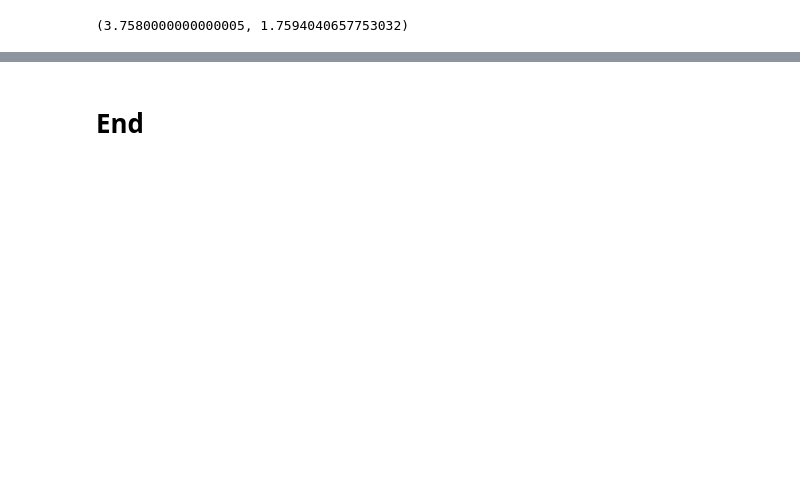
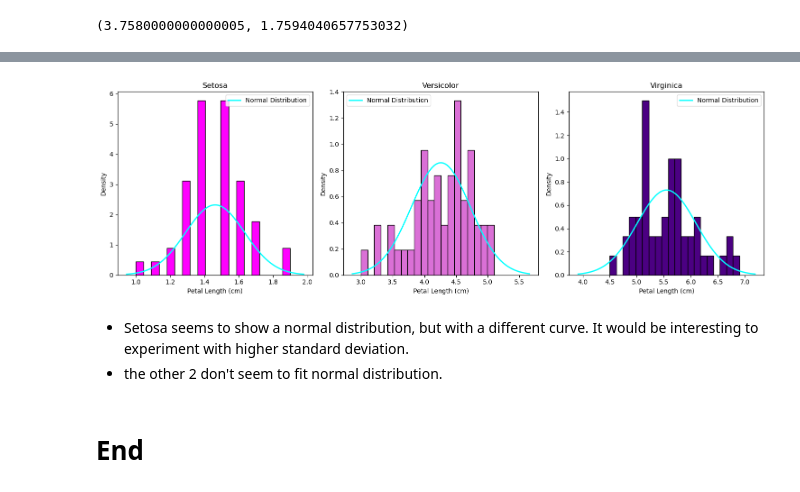
Before and after one commit to irenecelebrin/applied-statistics, a Jupyter notebook: problems.ipynb, the cells around one changed output, grey strips where cells are left out. Drawn from its saved outputs; the diff is of its cells as text; code cells hidden in the pictures; blank space fills up the shorter version.

```diff
--- a/problems.ipynb
+++ b/problems.ipynb
@@ -126,2 +196,53 @@ ShapiroResult(statistic=0.8762680554631075, pvalue=7.412263135173186e-10)
+# %%
+# calculate normal distribution for each variety
+# Setosa
+setosa_x = np.linspace(max(0, setosa_mean - 3*setosa_std),
+                       setosa_mean + 3*setosa_std, 100)
+setosa_p = stats.norm.pdf(setosa_x, setosa_mean, setosa_std)
+
+# Versicolor
+versicolor_x = np.linspace(max(0, versicolor_mean - 3*versicolor_std),
+                           versicolor_mean + 3*versicolor_std, 100)
+versicolor_p = stats.norm.pdf(versicolor_x, versicolor_mean, versicolor_std)
+
+# Virginica
+virginica_x = np.linspace(max(0, virginica_mean - 3*virginica_std),
+                          virginica_mean + 3*virginica_std, 100)
+virginica_p = stats.norm.pdf(virginica_x, virginica_mean, virginica_std)
+# %%
+# Plot 3 histograms for each species
+fig, axes = plt.subplots(1, 3, figsize=(15, 5))
+
+# Setosa
+axes[0].hist(setosa, bins=20, density=True, color='magenta', edgecolor='black')
+axes[0].plot(setosa_x, setosa_p, color='cyan', linewidth=2, label='Normal Distribution')
+axes[0].set_title('Setosa')
+axes[0].set_xlabel('Petal Length (cm)')
+axes[0].set_ylabel('Density')
+axes[0].legend()
+
+# Versicolor
+axes[1].hist(versicolor, bins=20, density=True, color='orchid', edgecolor='black')
+axes[1].plot(versicolor_x, versicolor_p, color='cyan', linewidth=2, label='Normal Distribution')
+axes[1].set_title('Versicolor')
+axes[1].set_xlabel('Petal Length (cm)')
+axes[1].set_ylabel('Density')
+axes[1].legend()
+
+# Virginica
+axes[2].hist(virginica, bins=20, density=True, color='indigo', edgecolor='black')
+axes[2].plot(virginica_x, virginica_p, color='cyan', linewidth=2, label='Normal Distribution')
+axes[2].set_title('Virginica')
+axes[2].set_xlabel('Petal Length (cm)')
+axes[2].set_ylabel('Density')
+axes[2].legend()
+
+plt.tight_layout()
+plt.show()
+# %% [output]
+[figure, added]
+# %% [markdown]
+- Setosa seems to show a normal distribution, but with a different curve. It would be interesting to experiment with higher standard deviation.
+- the other 2 don't seem to fit normal distribution.
 # %% [markdown]
 # End
```
Also changed, not shown: parts of 18 cells of this notebook.
